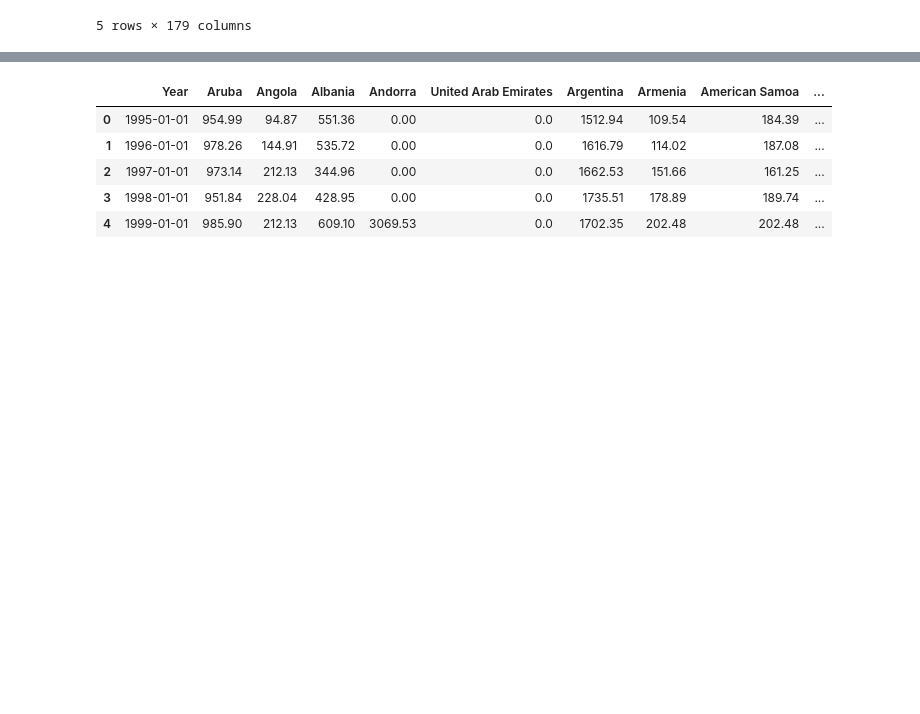
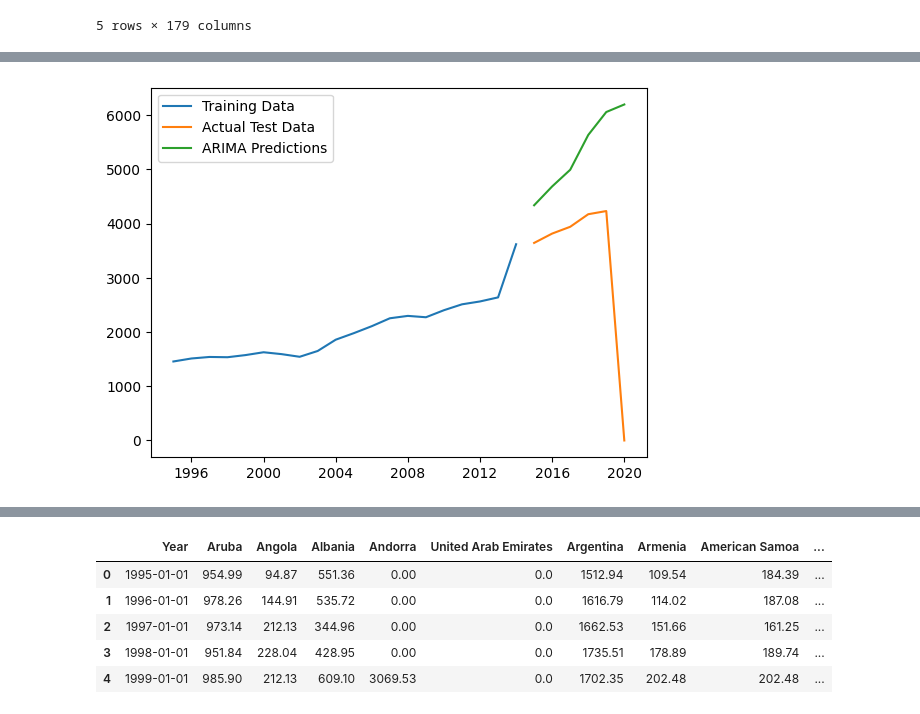
Before and after one commit to deepdivewithai/Travel-Analysis, a Jupyter notebook: model.ipynb, the cells around one changed output, grey strips where cells are left out. Cells and saved outputs as stored; diff of their text form; code cells hidden in the pictures; blank space fills up the shorter version.

Commit message:
model

```diff
--- a/model.ipynb
+++ b/model.ipynb
@@ -102,0 +118,3 @@ data.head()
+# %%
+ts_data = data.set_index('Year')['India']
+ts_data.head()
@@ -102,0 +129,16 @@ data.head()
+# %%
+train_size = int(len(ts_data) * 0.8)
+train, test = ts_data[:train_size], ts_data[train_size:]
+# %%
+model = ARIMA(train, order=(5, 1, 0))  # You may need to adjust the order based on your data
+fit_model = model.fit()
+# %%
+predictions = fit_model.predict(start=len(train), end=len(train) + len(test) - 1, typ='levels')
+# %%
+plt.plot(train.index, train, label='Training Data')
+plt.plot(test.index, test, label='Actual Test Data')
+plt.plot(test.index, predictions, label='ARIMA Predictions')
+plt.legend()
+plt.show()
+# %% [output]
+[figure, added]
```
Also changed, not shown: parts of 4 cells of this notebook, 1 other file.
